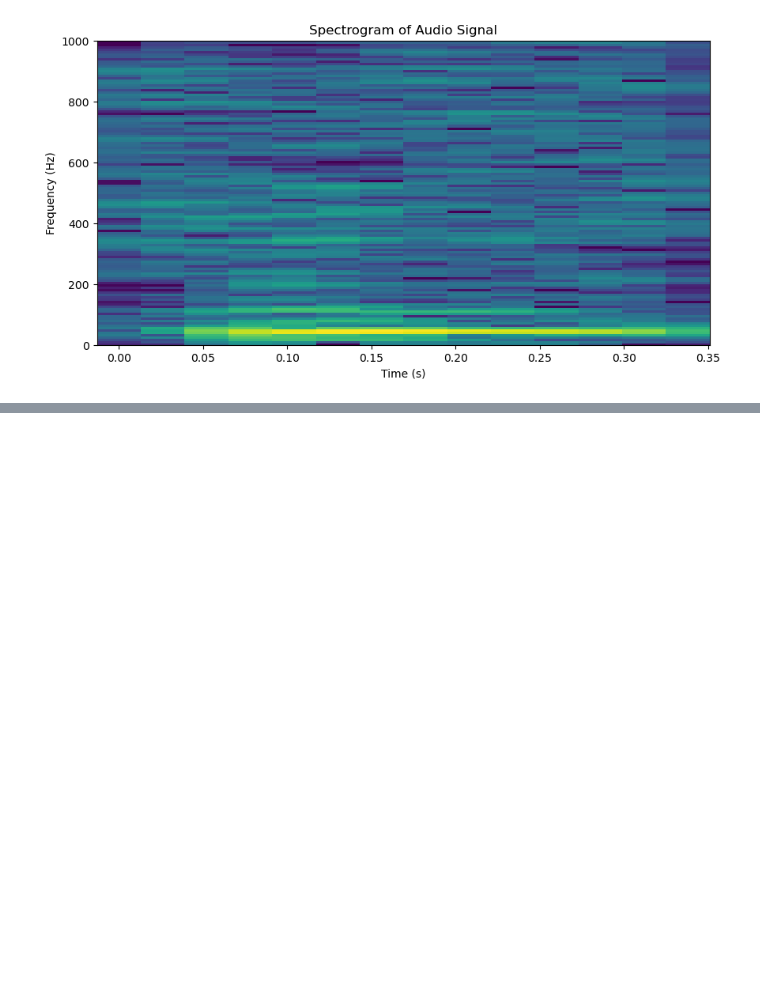
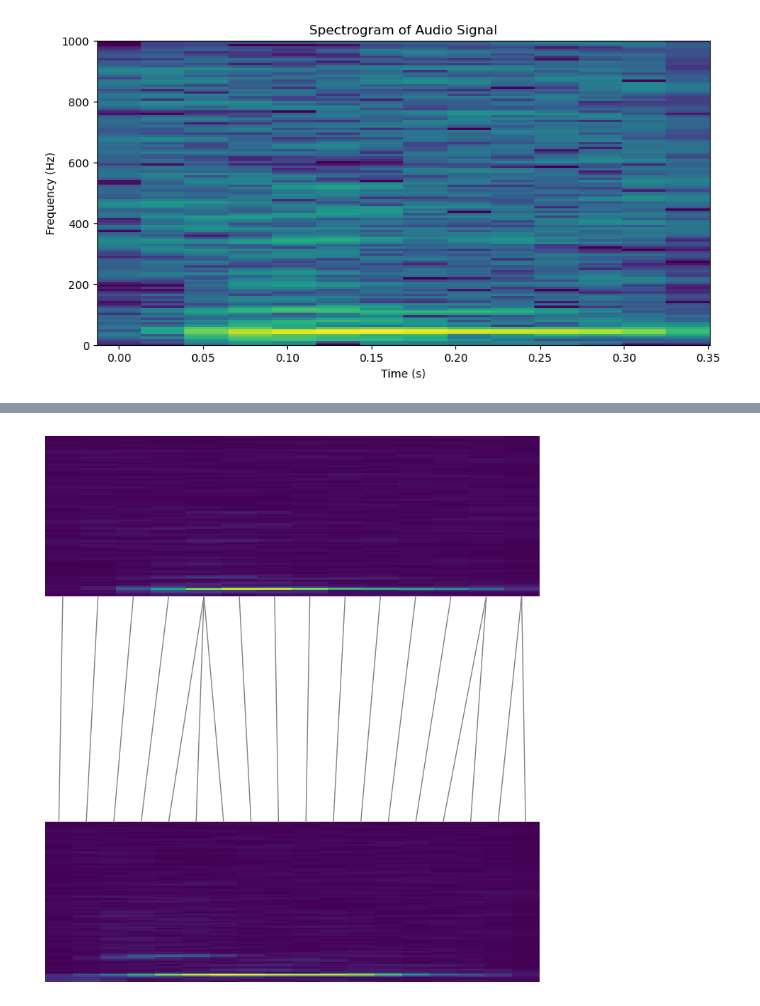
Before and after one commit to koekiekat/Skripsie, a Jupyter notebook: Software/Skripsie.ipynb, the cells around one changed output, grey strips where cells are left out. Drawn from its saved outputs; the diff is of its cells as text; code cells hidden in the pictures; blank space fills up the shorter version.

```diff
--- a/Software/Skripsie.ipynb
+++ b/Software/Skripsie.ipynb
@@ -31,0 +63,18 @@ plot_spectrogram(f, t, Zxx, fs_new)
+# %%
+fig = plt.figure(figsize=(9, 10))
+ax1 = fig.add_subplot(311)
+ax2 = fig.add_subplot(313)
+
+ax1.imshow(np.abs(template_Zxx), origin="lower", interpolation="nearest", aspect="auto")
+ax2.imshow(np.abs(comparison_Zxx), origin="lower", interpolation="nearest", aspect="auto")
+ax1.axis("off")
+ax2.axis("off")
+
+for x_i, y_j in path:
+    con = ConnectionPatch(
+        xyA=(x_i, 0), xyB=(y_j, comparison_Zxx.shape[0] - 1), coordsA="data", coordsB="data",
+        axesA=ax1, axesB=ax2, color="C7"
+        )
+    ax2.add_artist(con)
+# %% [output]
+[figure, added]
```
Also changed, not shown: parts of 7 cells of this notebook, 1 other file.
